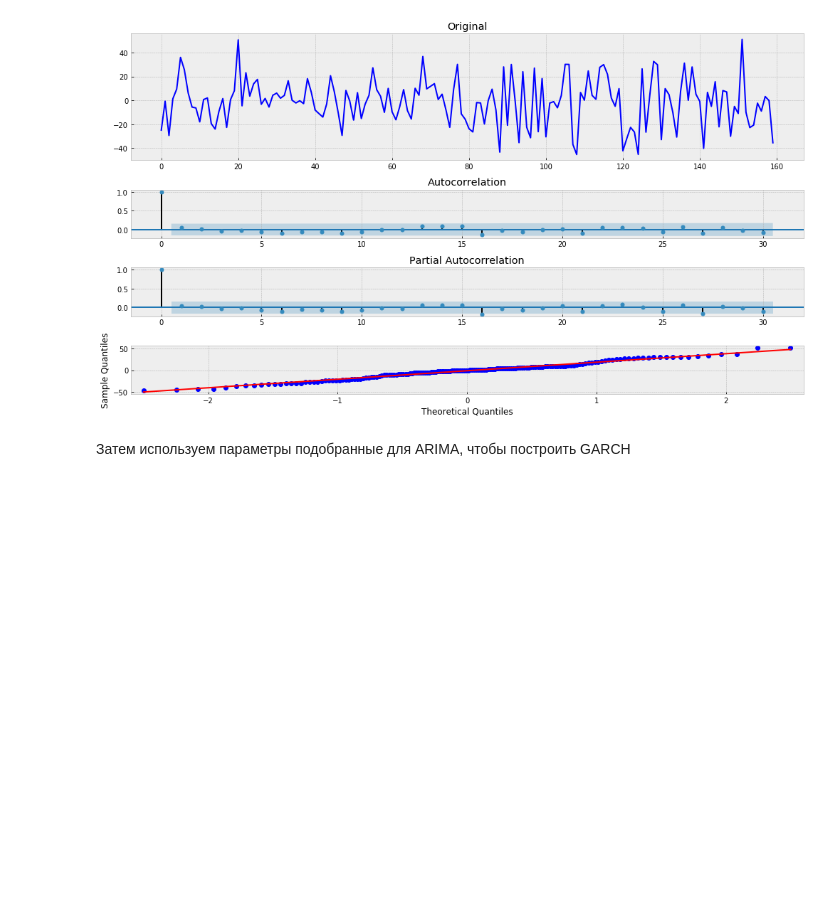
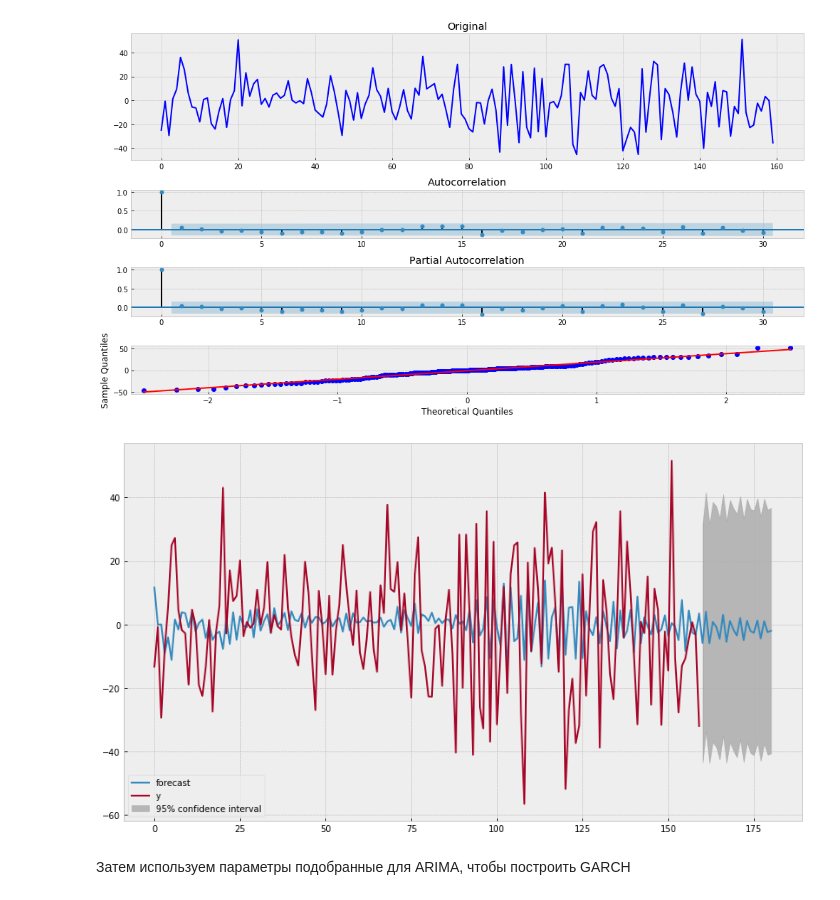
Before and after one commit to mrvanolog/Netology, a Jupyter notebook: Машинное обучение 2.0/Временные ряды/Lesson3/hw3.ipynb, the cells around one changed output. Cells and saved outputs as stored; diff of their text form; code cells hidden in the pictures; blank space fills up the shorter version.

Commit message:
added cell with predictions

```diff
--- a/Машинное обучение 2.0/Временные ряды/Lesson3/hw3.ipynb
+++ b/Машинное обучение 2.0/Временные ряды/Lesson3/hw3.ipynb
@@ -100,6 +100,15 @@ Critical Value (5%)           -2.879895e+00
 Critical Value (10%)          -2.576557e+00
 dtype: float64
 [figure]
+# %%
+with plt.style.context('bmh'):
+    plt.figure(figsize=(14,8))
+    ax = plt.axes()
+    best_mdl.plot_predict(1, len(series)+20, ax=ax)
+    plt.legend()
+    plt.show()
+# %% [output]
+[figure, added]
 # %% [markdown]
 Затем используем параметры подобранные для ARIMA, чтобы построить GARCH
 # %%
```
Also changed, not shown: parts of 2 cells of this notebook.
